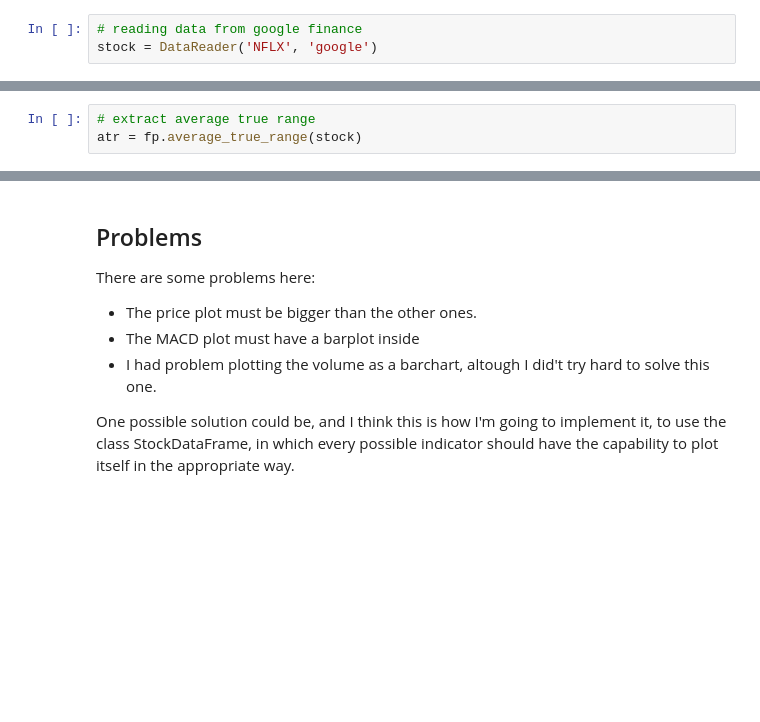
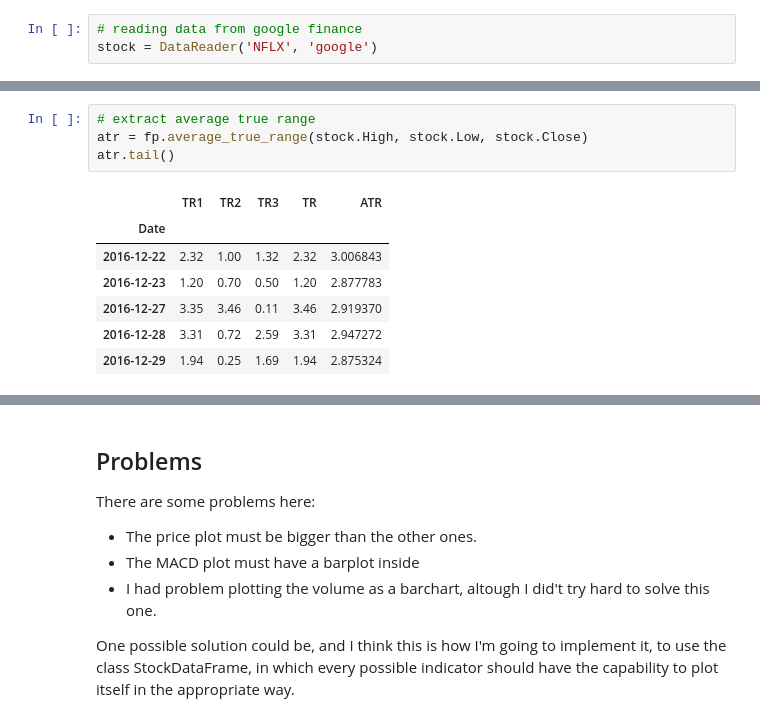
Before and after one commit to bchirico/finance4py, a Jupyter notebook: notebooks/indicator_examples_with_plots.ipynb, the cells around one changed output, grey strips where cells are left out. Drawn from its saved outputs; the diff is of its cells as text; blank space fills up the shorter version.

```diff
--- a/notebooks/indicator_examples_with_plots.ipynb
+++ b/notebooks/indicator_examples_with_plots.ipynb
@@ -21,5 +31,14 @@ boll_bands = fp.bbands(stock.Close)
 # %%
 # extract average true range
-atr = fp.average_true_range(stock)
+atr = fp.average_true_range(stock.High, stock.Low, stock.Close)
+atr.tail()
+# %% [output]
+|  | TR1 | TR2 | TR3 | TR | ATR |
+| Date |  |  |  |  |  |
+| 2016-12-22 | 2.32 | 1.00 | 1.32 | 2.32 | 3.006843 |
+| 2016-12-23 | 1.20 | 0.70 | 0.50 | 1.20 | 2.877783 |
+| 2016-12-27 | 3.35 | 3.46 | 0.11 | 3.46 | 2.919370 |
+| 2016-12-28 | 3.31 | 0.72 | 2.59 | 3.31 | 2.947272 |
+| 2016-12-29 | 1.94 | 0.25 | 1.69 | 1.94 | 2.875324 |
 # %%
 # extract RSI
```
Also changed, not shown: parts of 5 cells of this notebook, 2 other files.
